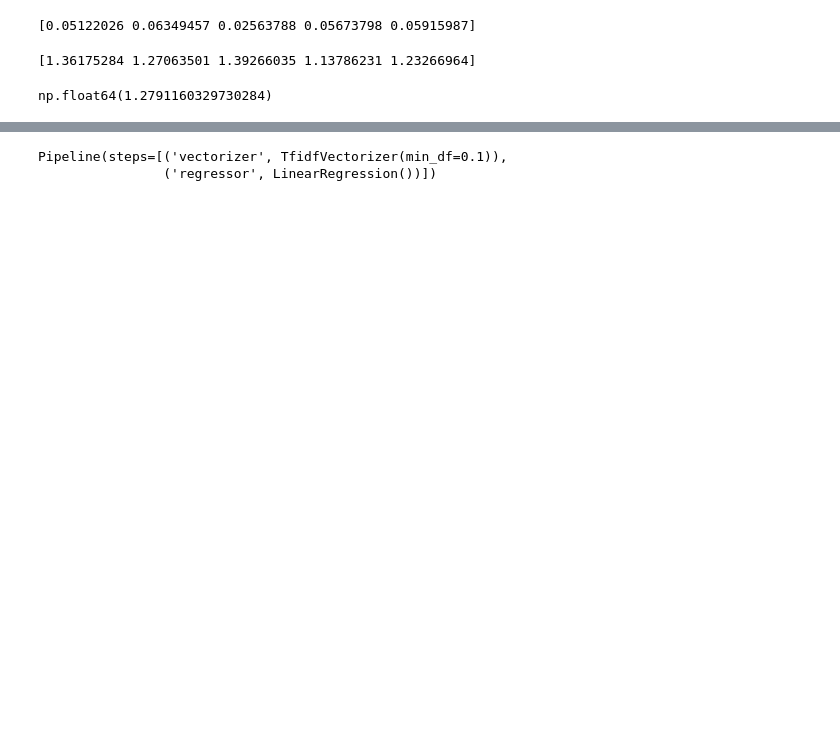
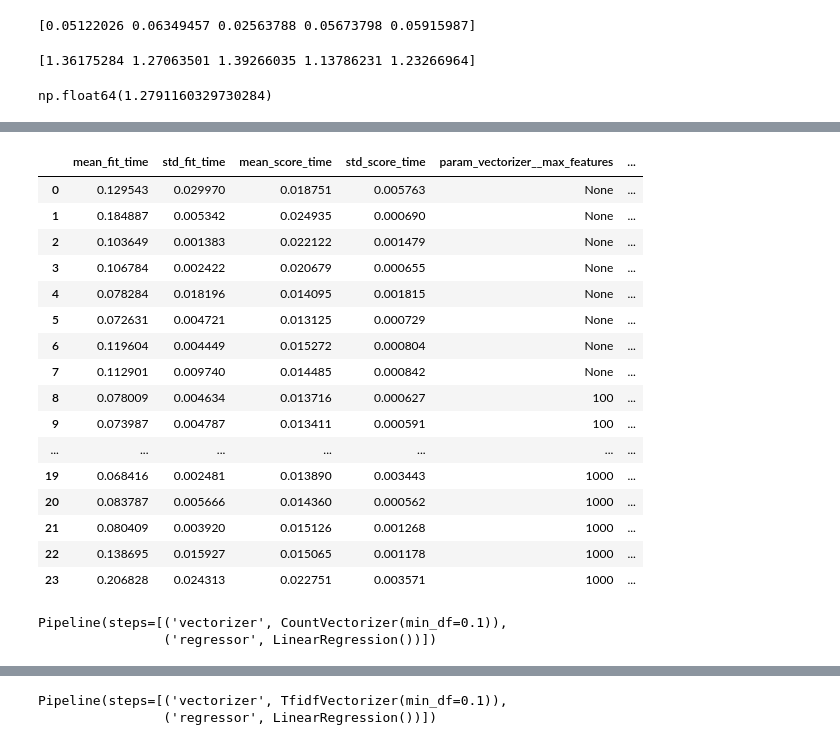
Before and after one commit to anthonybrown0528/csc-442-course-project, a Jupyter notebook: notebook/hw7/individual_analysis_model_comparison.ipynb, the cells around one changed output, grey strips where cells are left out. Saved outputs shown, nothing was run; the diff lists cells and outputs as text; code cells hidden in the pictures; blank space fills up the shorter version.

```diff
--- a/notebook/hw7/individual_analysis_model_comparison.ipynb
+++ b/notebook/hw7/individual_analysis_model_comparison.ipynb
@@ -401 +416,62 @@ Pipeline(steps=[('vectorizer', CountVectorizer(min_df=0.1)),
                 ('regressor', LinearRegression())])
+# %%
+"""
+Train and validate a model using film descriptions as features without
+transforming features after vectorization. The final model in the pipeline is a
+linear regression model without regularization. The words are transformed using
+TF vectorization (CountVectorizer).
+"""
+
+# Use 5-fold cross validation
+n_splits = 5
+
+cv = KFold(n_splits=n_splits)
+cv_scores = np.zeros(n_splits)
+
+# Set up a 2-step pipeline
+genre_weights_score_pipeline = Pipeline([
+    ('vectorizer', CountVectorizer()),
+    ('regressor', LinearRegression())]
+)
+
+# Specify the hyperparameters to tune
+grid_search = GridSearchCV(genre_weights_score_pipeline, param_grid={
+    'vectorizer__stop_words': ['english', None],
+    'vectorizer__max_features': [None, 100, 1000],
+    'vectorizer__min_df': [1, 0.1, 0.01, 0.001]
+})
+
+# Train and determine the best set of hyperparameters
+grid_search = grid_search.fit(X=X_train['description'], y=y_train)
+genre_weights_score_pipeline = grid_search.best_estimator_
+
+# Record the model score
+cv_results_df = pd.DataFrame(grid_search.cv_results_)
+model_scores.append(float(cv_results_df[cv_results_df['rank_test_score'] == 1]['mean_test_score'].iloc[0]))
+
+cv_results_df
+# %% [output]
+|  | mean_fit_time | std_fit_time | mean_score_time | std_score_time | param_vectorizer__max_features | ... |
+| 0 | 0.129543 | 0.029970 | 0.018751 | 0.005763 | None | ... |
+| 1 | 0.184887 | 0.005342 | 0.024935 | 0.000690 | None | ... |
+| 2 | 0.103649 | 0.001383 | 0.022122 | 0.001479 | None | ... |
+| 3 | 0.106784 | 0.002422 | 0.020679 | 0.000655 | None | ... |
+| 4 | 0.078284 | 0.018196 | 0.014095 | 0.001815 | None | ... |
+| 5 | 0.072631 | 0.004721 | 0.013125 | 0.000729 | None | ... |
+| 6 | 0.119604 | 0.004449 | 0.015272 | 0.000804 | None | ... |
+| 7 | 0.112901 | 0.009740 | 0.014485 | 0.000842 | None | ... |
+| 8 | 0.078009 | 0.004634 | 0.013716 | 0.000627 | 100 | ... |
+| 9 | 0.073987 | 0.004787 | 0.013411 | 0.000591 | 100 | ... |
+| ... | ... | ... | ... | ... | ... | ... |
+| 19 | 0.068416 | 0.002481 | 0.013890 | 0.003443 | 1000 | ... |
+| 20 | 0.083787 | 0.005666 | 0.014360 | 0.000562 | 1000 | ... |
+| 21 | 0.080409 | 0.003920 | 0.015126 | 0.001268 | 1000 | ... |
+| 22 | 0.138695 | 0.015927 | 0.015065 | 0.001178 | 1000 | ... |
+| 23 | 0.206828 | 0.024313 | 0.022751 | 0.003571 | 1000 | ... |
+# %%
+# Output the best pipeline with the best set of
+# hyperparameters
+genre_weights_score_pipeline
+# %% [output]
+Pipeline(steps=[('vectorizer', CountVectorizer(min_df=0.1)),
+                ('regressor', LinearRegression())])
```
Also changed, not shown: parts of 43 cells of this notebook.
